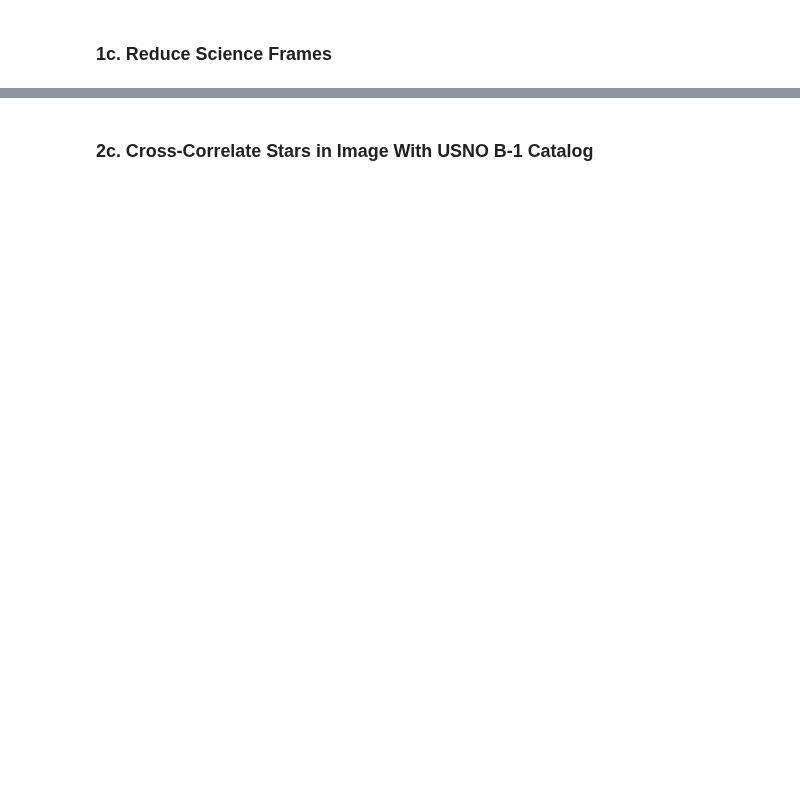
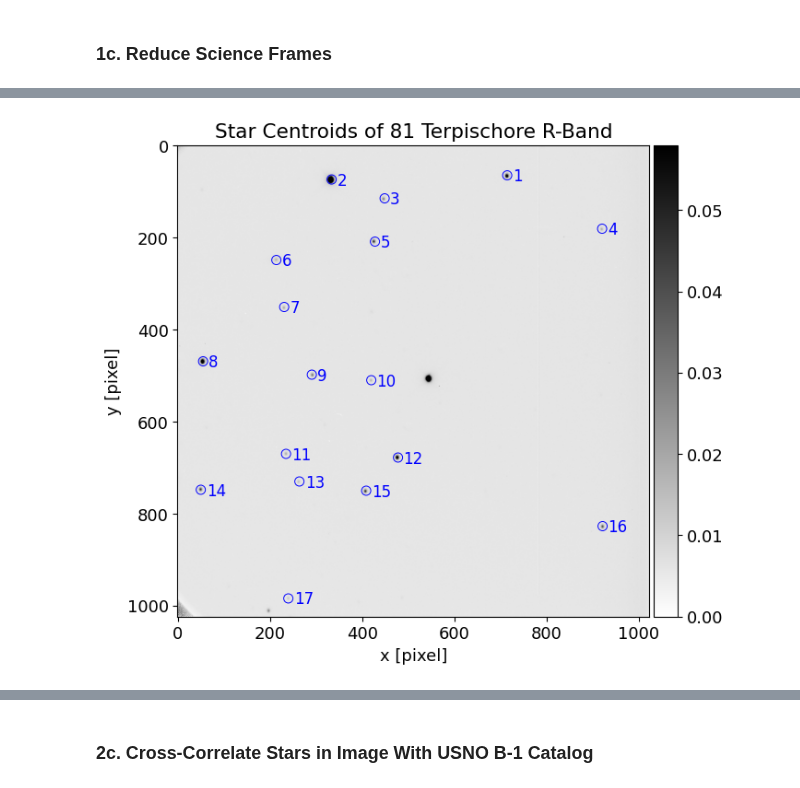
Before and after one commit to parkergeorge30/ASTRO150, a Jupyter notebook: Lab3.ipynb, the cells around one changed output, grey strips where cells are left out. Cells and saved outputs as stored; diff of their text form; code cells hidden in the pictures; blank space fills up the shorter version.

```diff
--- a/Lab3.ipynb
+++ b/Lab3.ipynb
@@ -156,4 +174,15 @@ ut.plot_im(ax5, REury, cmap=cdef, title='79 Eurynome R-filter', vmax=10*np.media
-# %%
-# Choose one of the above frames to analyze
-chosen_frame = REury
-chosen_file = R16Eury[0][-10:]
+# %%
+window_size = 10    # inspect 10 pixels ahead
+background_factor = 1.5     # multiplier of median to discern bright pixels
+bright_px_ratio = 0.5   # need 50% to be above background_factor times above the median
+bright_count_thresh = int(bright_px_ratio * window_size)    # get number of pixels ratio correlates to
+window_max = window_size * 2    # set window size for centroid algorithm
+star_locs = ut.find_star_locs(chosen_frame, n_size=window_size, bright_count_thresh=bright_count_thresh, background_factor=background_factor)
+pos_arr = ut.make_pos_array(chosen_frame)
+centroids_list = ut.calc_centroids_2d(chosen_frame, pos_arr, star_locs, window_max=window_max)
+
+# determined by inspection, 9 is asteroid, and -1 has no star match
+asteroid_centroid = centroids_list[9]
+centroids_list = np.delete(centroids_list, [9, -1], axis=0)
+print(asteroid_centroid)
+print(centroids_list)
@@ -160 +208,16 @@ chosen_file = R16Eury[0][-10:]
+# %%
+
+fig6, ax6 = plt.subplots(figsize=[7, 7])
+ut.plot_im(ax6, chosen_frame, cmap=cdef, vmax=10 * np.median(chosen_frame), title='Star Centroids of 81 Terpischore R-Band')
+
+for i, (y, x) in enumerate(centroids_list[:, :2], start=1):
+    # set radius
+    r = 10
+
+    # make circle patch
+    circ = patches.Circle((x, y), radius=r, edgecolor='blue', facecolor='none', lw=0.7)
+    ax6.add_patch(circ)
+    ax6.text(x + r + 2, y + r + 2, str(i), color='blue', fontsize=12)
+# %% [output]
+[figure, added]
 # %%
```
Also changed, not shown: parts of 34 cells of this notebook, 2 other files.
